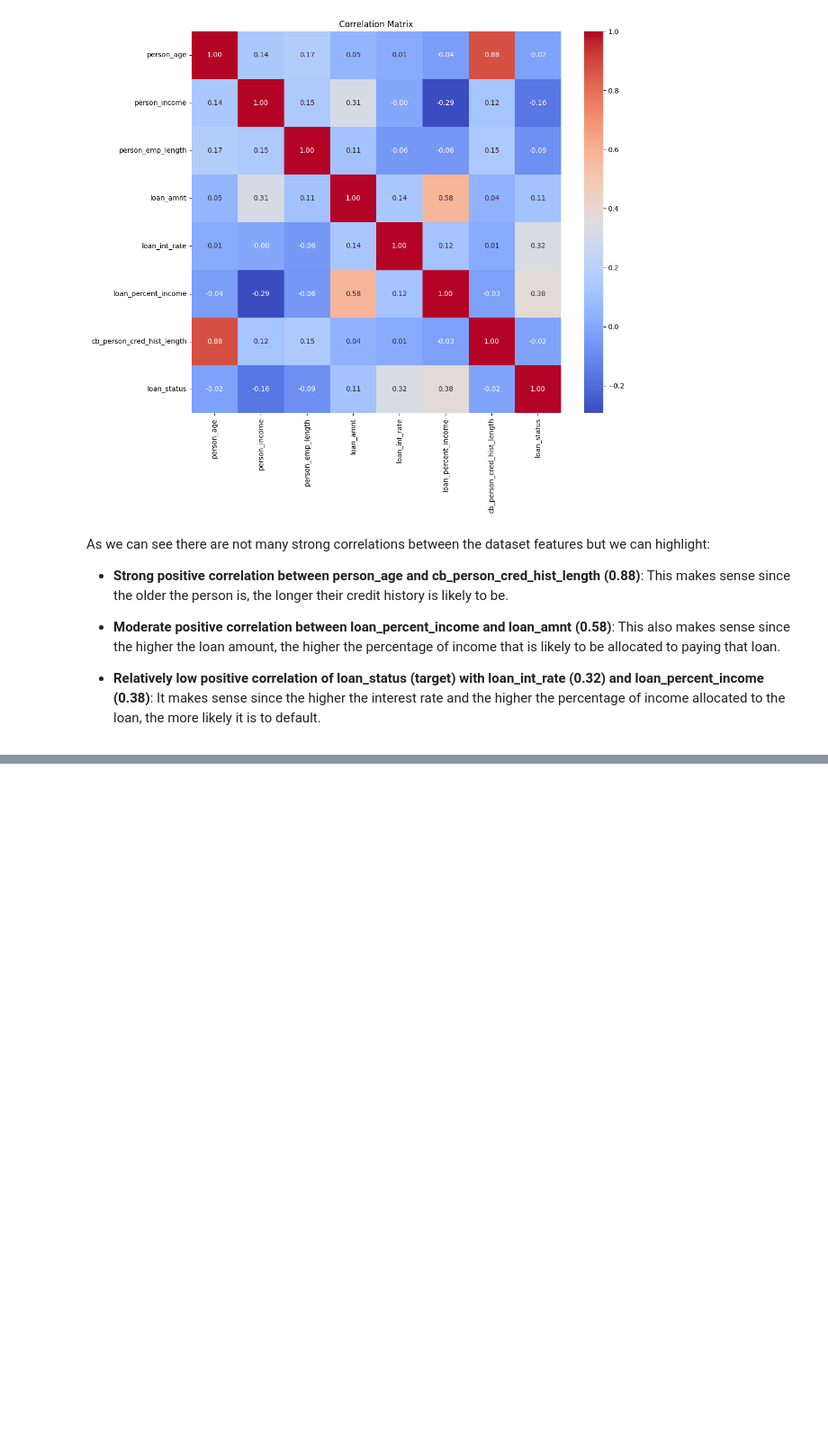
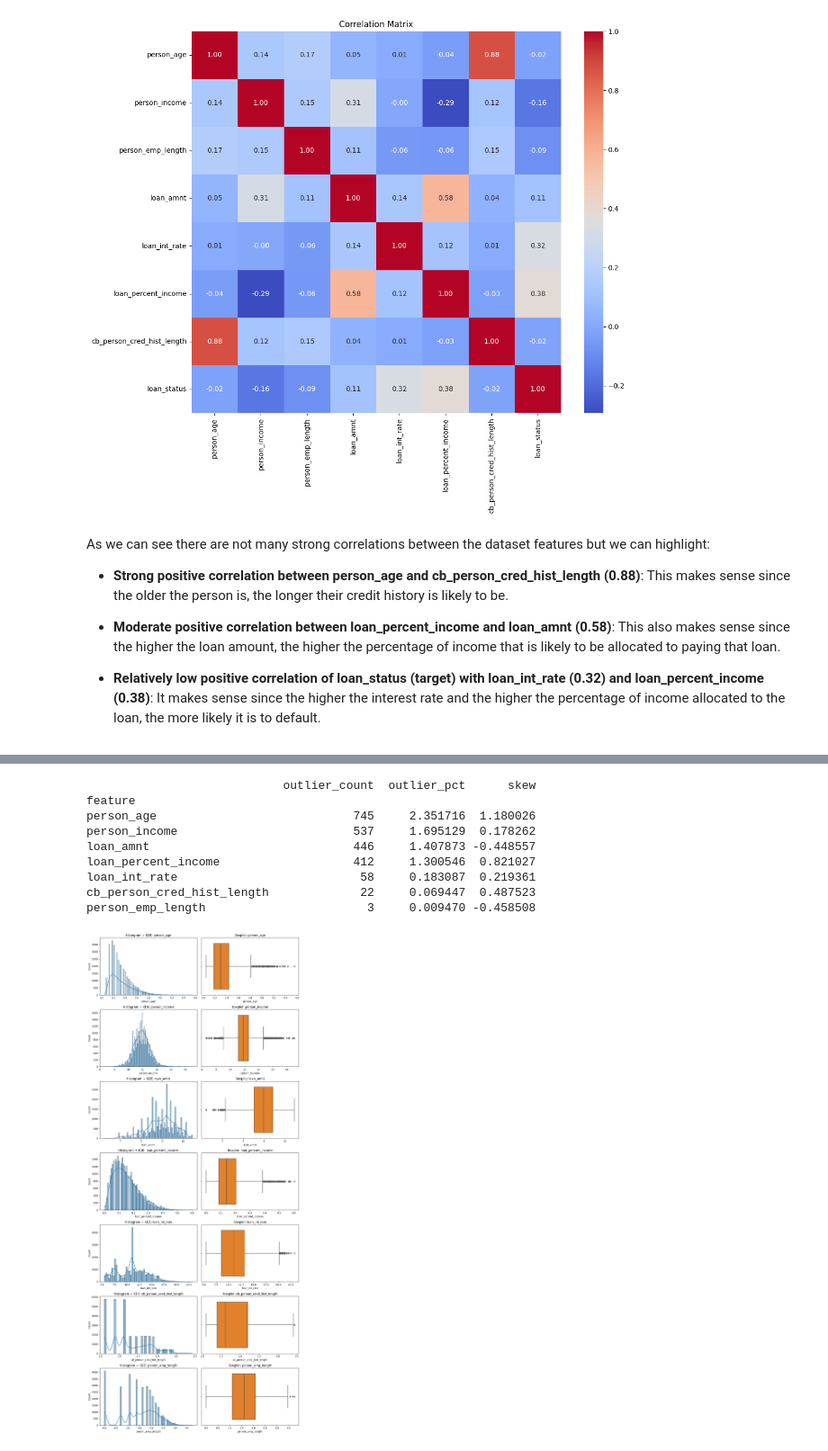
Before and after one commit to AntonioAlbaladejo/credit-risk-engine, a Jupyter notebook: notebooks/exploratory_data_analysis.ipynb, the cells around one changed output, grey strips where cells are left out. Shown at 90% size. Cells and saved outputs as stored; diff of their text form; code cells hidden in the pictures; blank space fills up the shorter version.

```diff
--- a/notebooks/exploratory_data_analysis.ipynb
+++ b/notebooks/exploratory_data_analysis.ipynb
@@ -55,0 +121,45 @@ We can see a clear correlation between these two features and the target variabl
+# %%
+# Outlier detection (IQR rule) and distribution plots for numeric features
+iqr_outliers = []
+for col in numeric_cols[:-1]:  # Skip target variable
+    series = df[col].dropna()
+    if series.empty:
+        continue
+    q1 = series.quantile(0.25)
+    q3 = series.quantile(0.75)
+    iqr = q3 - q1
+    lower = q1 - 1.5 * iqr
+    upper = q3 + 1.5 * iqr
+    outlier_count = int(((series < lower) | (series > upper)).sum())
+    outlier_pct = 100.0 * outlier_count / len(df)
+    iqr_outliers.append((col, outlier_count, outlier_pct, series.skew()))
+
+outlier_df = pd.DataFrame(iqr_outliers, columns=['feature','outlier_count','outlier_pct','skew']).set_index('feature').sort_values('outlier_pct', ascending=False)
+print(outlier_df.head(20))
+
+top_plot_cols = list(outlier_df.sort_values(['outlier_pct','skew'], ascending=[False, False]).index)
+if top_plot_cols:
+    n = len(top_plot_cols)
+    fig, axes = plt.subplots(n, 2, figsize=(12, 4*n))
+    for i, col in enumerate(top_plot_cols):
+        ax_hist = axes[i,0] if n>1 else axes[0]
+        ax_box = axes[i,1] if n>1 else axes[1]
+        sns.histplot(df[col].dropna(), kde=True, ax=ax_hist, color='tab:blue')
+        ax_hist.set_title(f'Histogram + KDE: {col}')
+        sns.boxplot(x=df[col], ax=ax_box, color='tab:orange')
+        ax_box.set_title(f'Boxplot: {col}')
+    plt.tight_layout()
+    plt.show()
+else:
+    print('No numeric features available for distribution plotting')
+# %% [output]
+                            outlier_count  outlier_pct      skew
+feature
+person_age                            745     2.351716  1.180026
+person_income                         537     1.695129  0.178262
+loan_amnt                             446     1.407873 -0.448557
+loan_percent_income                   412     1.300546  0.821027
+loan_int_rate                          58     0.183087  0.219361
+cb_person_cred_hist_length             22     0.069447  0.487523
+person_emp_length                       3     0.009470 -0.458508
+[figure, added]
```
Also changed, not shown: parts of 36 cells of this notebook, 2 other files.
